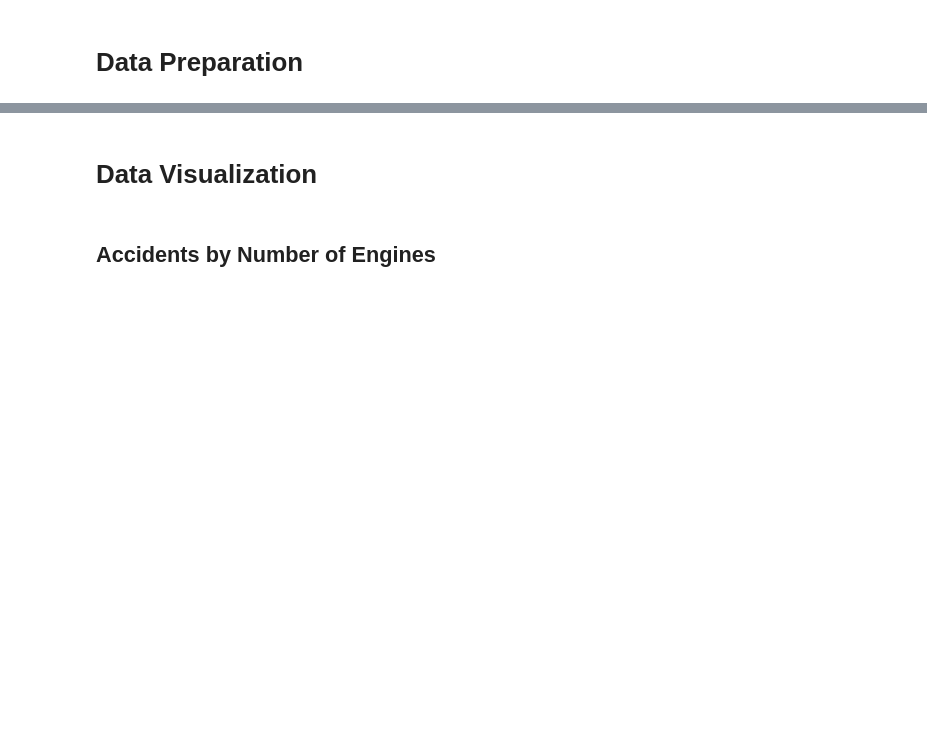
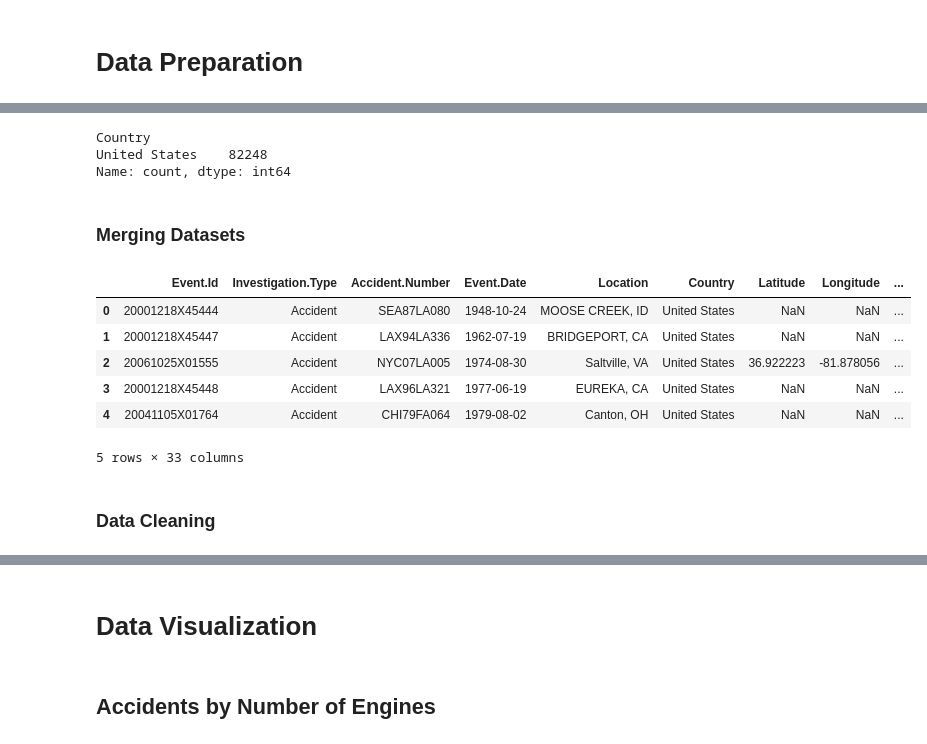
Before and after one commit to makau99/Aviation-Analysis, a Jupyter notebook: aviationdata.ipynb, the cells around one changed output, grey strips where cells are left out. Drawn from its saved outputs; the diff is of its cells as text; code cells hidden in the pictures; blank space fills up the shorter version.

Commit message:
more cleaning

```diff
--- a/aviationdata.ipynb
+++ b/aviationdata.ipynb
@@ -145,0 +162,27 @@ Name: count, Length: 125, dtype: int64>
+# %%
+df = df[df['Country'] == "United States"]
+# %%
+df['Country'].value_counts()
+# %% [output]
+Country
+United States    82248
+Name: count, dtype: int64
+# %% [markdown]
+### Merging Datasets
+# %%
+df = df.copy()
+df["State_Abbr"] = df["Location"].str.extract(r',\s*([A-Z]{2})$')
+# %%
+locations_df.rename(columns={"Abbreviation": "State_Abbr"}, inplace=True)
+# %%
+df = df.merge(locations_df, on="State_Abbr", how="left")
+# %%
+df.head()
+# %% [output]
+|  | Event.Id | Investigation.Type | Accident.Number | Event.Date | Location | Country | Latitude | Longitude | ... |
+| 0 | 20001218X45444 | Accident | SEA87LA080 | 1948-10-24 | MOOSE CREEK, ID | United States | NaN | NaN | ... |
+| 1 | 20001218X45447 | Accident | LAX94LA336 | 1962-07-19 | BRIDGEPORT, CA | United States | NaN | NaN | ... |
+| 2 | 20061025X01555 | Accident | NYC07LA005 | 1974-08-30 | Saltville, VA | United States | 36.922223 | -81.878056 | ... |
+| 3 | 20001218X45448 | Accident | LAX96LA321 | 1977-06-19 | EUREKA, CA | United States | NaN | NaN | ... |
+| 4 | 20041105X01764 | Accident | CHI79FA064 | 1979-08-02 | Canton, OH | United States | NaN | NaN | ... |
+5 rows × 33 columns
@@ -146,3 +191,5 @@ Name: count, Length: 125, dtype: int64>
+# %% [markdown]
+### Data Cleaning
 # %%
 df.isna().sum()
 # %% [output]
```
Also changed, not shown: parts of 28 cells of this notebook.
